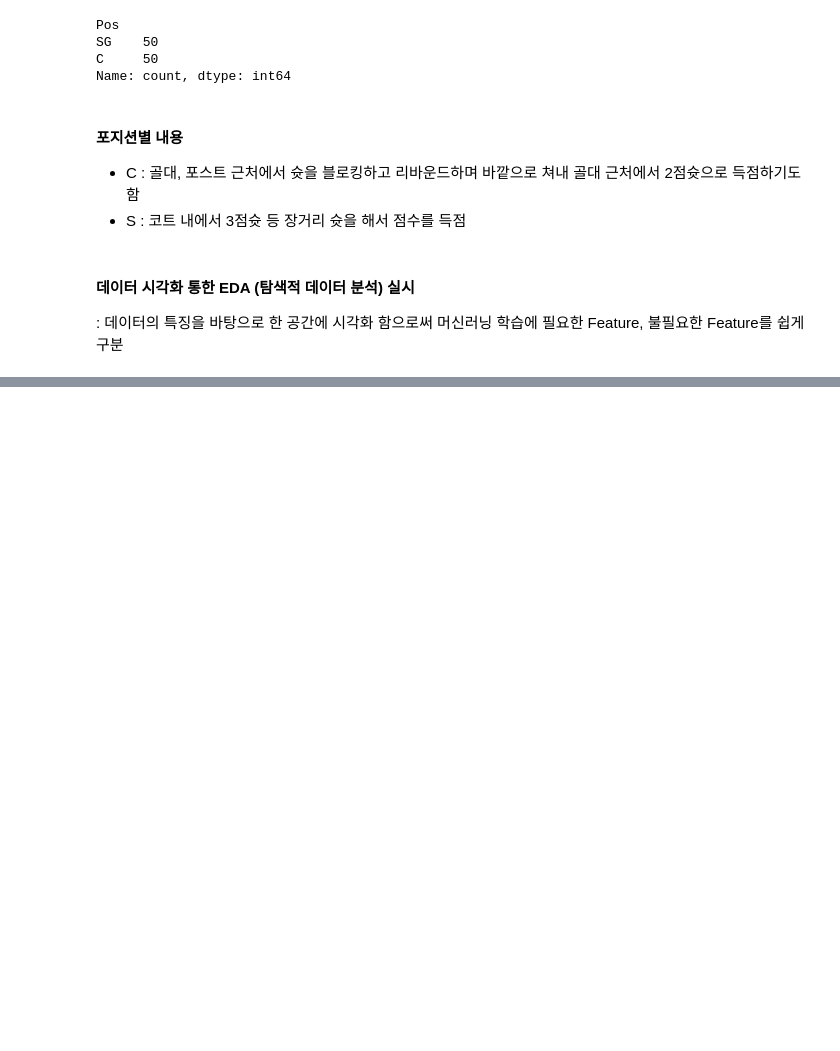
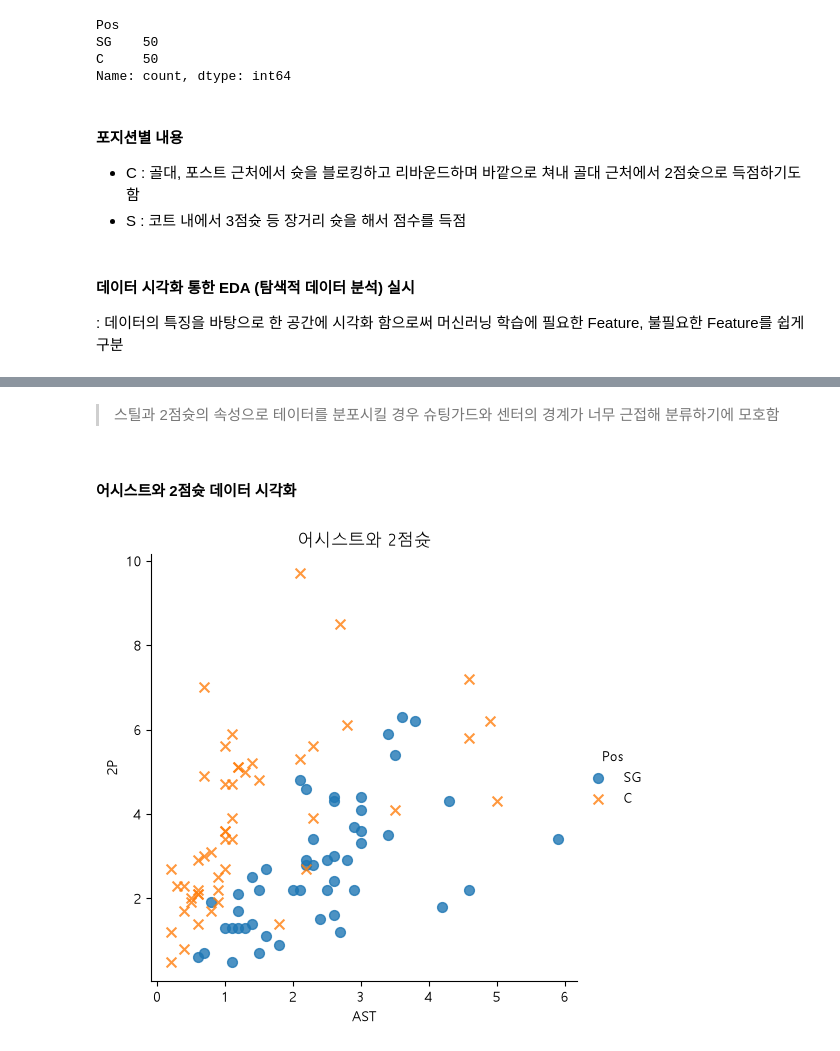
Before and after one commit to jinjinx28/python-lab, a Jupyter notebook: machine/basketball.ipynb, the cells around one changed output, grey strips where cells are left out. Drawn from its saved outputs; the diff is of its cells as text; code cells hidden in the pictures; blank space fills up the shorter version.

```diff
--- a/machine/basketball.ipynb
+++ b/machine/basketball.ipynb
@@ -37,0 +81,19 @@ Name: count, dtype: int64
+# %% [markdown]
+> 스틸과 2점슛의 속성으로 테이터를 분포시킬 경우 슈팅가드와 센터의 경계가 너무 근접해 분류하기에 모호함
+# %% [markdown]
+#### 어시스트와 2점슛 데이터 시각화
+# %%
+sns.lmplot(
+    x = 'AST',
+    y = '2P',
+    data = df,
+    fit_reg = False,
+    scatter_kws={'s' : 50}, # 좌표상의 점의 크기
+    hue = 'Pos',
+    markers=['o', 'x']
+)
+
+plt.title('어시스트와 2점슛')
+plt.show()
+# %% [output]
+[figure, added]
```
Also changed, not shown: parts of 21 cells of this notebook, 3 other files.
